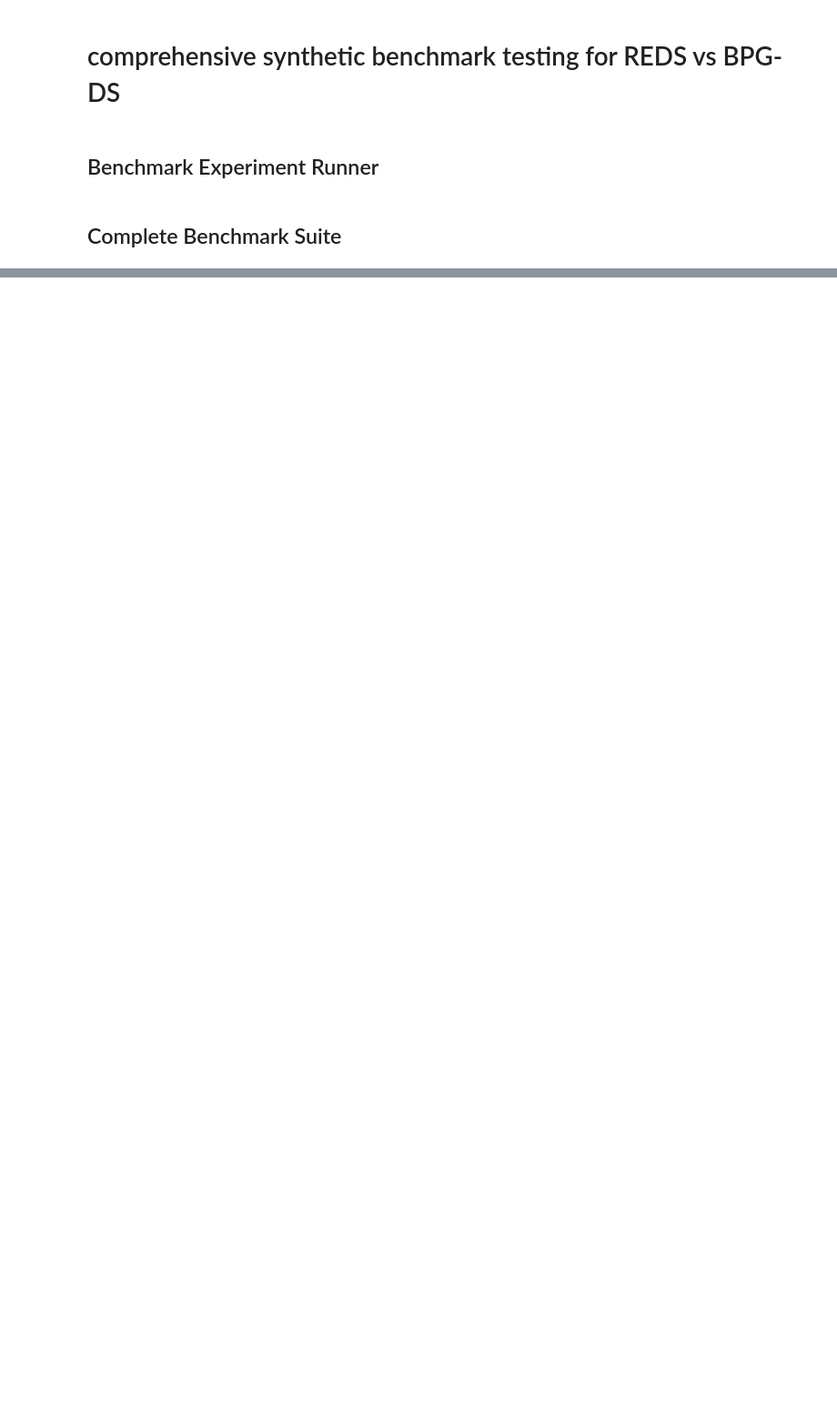
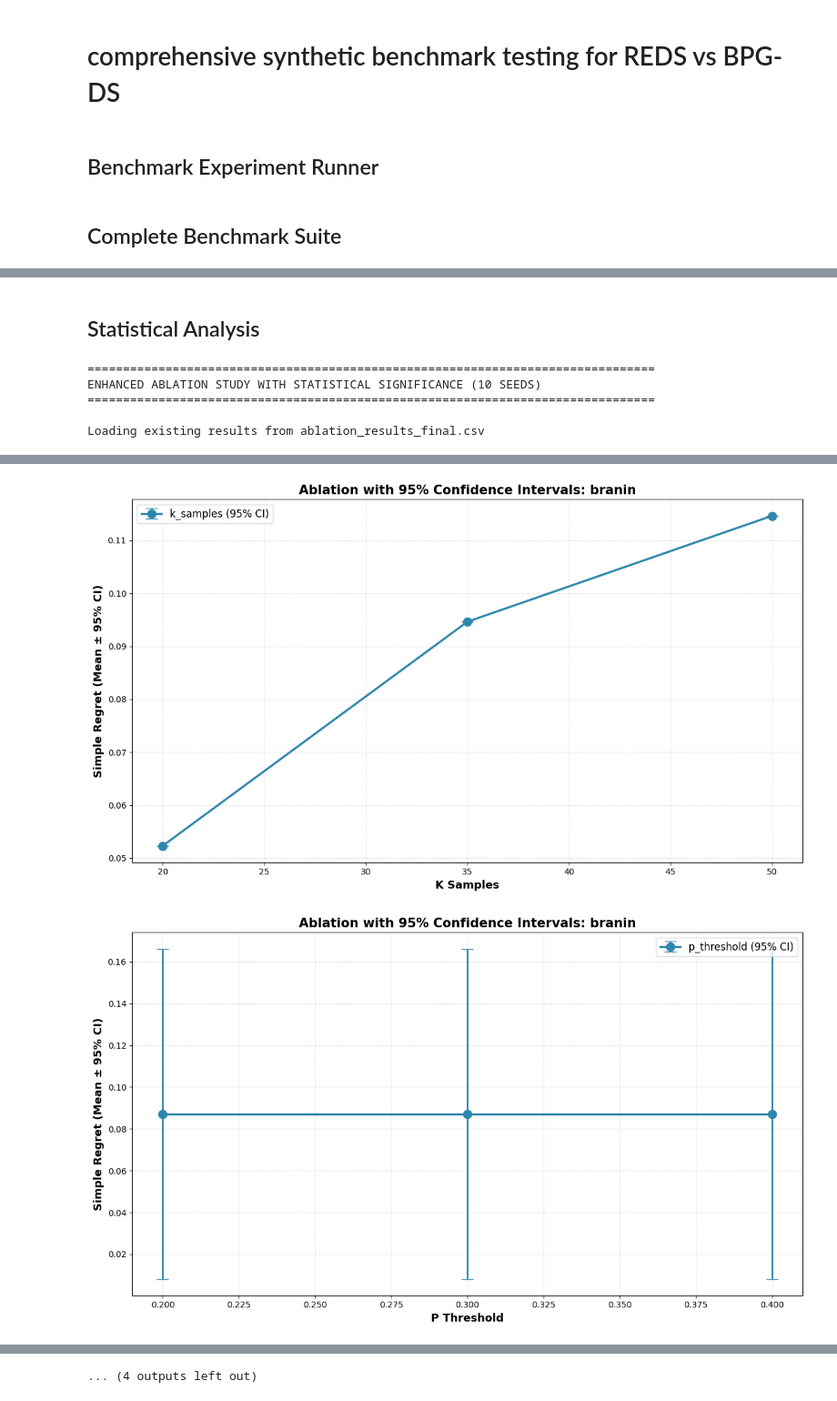
Before and after one commit to ayushsaun24024/Bayesian-Posterior-Guided-Domain-Shrinking, a Jupyter notebook: bml-project.ipynb, the cells around one changed output, grey strips where cells are left out. Shown at 91% size. Saved outputs shown, nothing was run; the diff lists cells and outputs as text; code cells hidden in the pictures; blank space fills up the shorter version.

```diff
--- a/bml-project.ipynb
+++ b/bml-project.ipynb
@@ -1560,0 +2306,74 @@ Estimated time: 30-60 minutes depending on hardware
+# %% [markdown]
+## Statistical Analysis
+# %%
+print(f"{'='*80}")
+print(f"ENHANCED ABLATION STUDY WITH STATISTICAL SIGNIFICANCE (10 SEEDS)")
+print(f"{'='*80}\n")
+
+if Path(CONFIG.ABLATION_RESULTS_FILE).exists():
+    print(f"Loading existing results from {CONFIG.ABLATION_RESULTS_FILE}")
+    ablation_results = load_results_from_csv(CONFIG.ABLATION_RESULTS_FILE)
+
+    if len(ablation_results) > 0:
+        comparison_results = compare_bpgds_vs_reds(CONFIG.ABLATION_RESULTS_FILE)
+
+        plot_ablation_summary_table(ablation_results)
+        print_statistical_summary(comparison_results)
+
+        print(f"\n{'='*80}")
+        print(f"DETAILED STATISTICAL ANALYSIS BY FUNCTION")
+        print(f"{'='*80}\n")
+
+        for func_name in CONFIG.ABLATION_FUNCTIONS:
+            if func_name in comparison_results:
+                print(f"\n{func_name.upper()}")
+                print(f"{'-'*80}")
+                comp = comparison_results[func_name]
+                print(f"BPG-DS Mean ± Std: {comp['bpgds_mean']:.6f} ± {comp['bpgds_std']:.6f}")
+                print(f"REDS Baseline: {comp['reds_baseline']:.6f}")
+                print(f"Improvement: {comp['improvement_pct']:.2f}%")
+                print(f"Best Config: K={comp['best_config']['k_samples']}, P={comp['best_config']['p_threshold']}")
+
+                ci = comp['ci']
+                print(f"95% CI: [{ci['ci_lower']:.6f}, {ci['ci_upper']:.6f}]")
+
+                stat = comp['statistical_test']
+                print(f"T-test P-value: {stat['p_value_ttest']:.6f}")
+                print(f"Cohen's d: {stat['effect_size_cohend']:.4f}")
+
+                if stat['significant_at_001']:
+                    print(f"Result: *** HIGHLY SIGNIFICANT (p < 0.001)")
+                elif stat['significant_at_005']:
+                    print(f"Result: ** SIGNIFICANT (p < 0.05)")
+                else:
+                    print(f"Result: ns NOT SIGNIFICANT")
+
+                plot_ablation_with_confidence_intervals(ablation_results, func_name, 'k_samples')
+                plot_ablation_with_confidence_intervals(ablation_results, func_name, 'p_threshold')
+
+        print(f"\n{'='*80}")
+        print(f"FINAL COMPARISON VISUALIZATION")
+        print(f"{'='*80}\n")
+
+        plot_bpgds_vs_reds_comparison(comparison_results)
+
+        print(f"\n{'='*80}")
+        print(f"PUBLICATION-READY SUMMARY")
+        print(f"{'='*80}\n")
+
+        wins = sum(1 for f in comparison_results if comparison_results[f]['improvement_pct'] > 0)
+        significant_wins = sum(1 for f in comparison_results if comparison_results[f]['improvement_pct'] > 0 and comparison_results[f]['statistical_test']['significant_at_005'])
+
+        print(f"BPG-DS wins on {wins}/{len(comparison_results)} functions")
+        print(f"Statistically significant wins: {significant_wins}/{len(comparison_results)}")
+        print(f"\nRecommended for publication: {'YES' if significant_wins >= 2 else 'Strengthen further'}")
+    else:
+        print("No results found in CSV file. Run ablation study first.")
+else:
+    print(f"Results file {CONFIG.ABLATION_RESULTS_FILE} not found. Run ablation study first.")
+# %% [output]
+================================================================================
+ENHANCED ABLATION STUDY WITH STATISTICAL SIGNIFICANCE (10 SEEDS)
+================================================================================
+
+Loading existing results from ablation_results_final.csv
@@ -1560,0 +2397,2 @@ Estimated time: 30-60 minutes depending on hardware
+[figure, added]
+[figure, added]
@@ -1560,0 +2434 @@ Estimated time: 30-60 minutes depending on hardware
+... (4 outputs left out)
```
Also changed, not shown: parts of 13 cells of this notebook, 1 other file.
